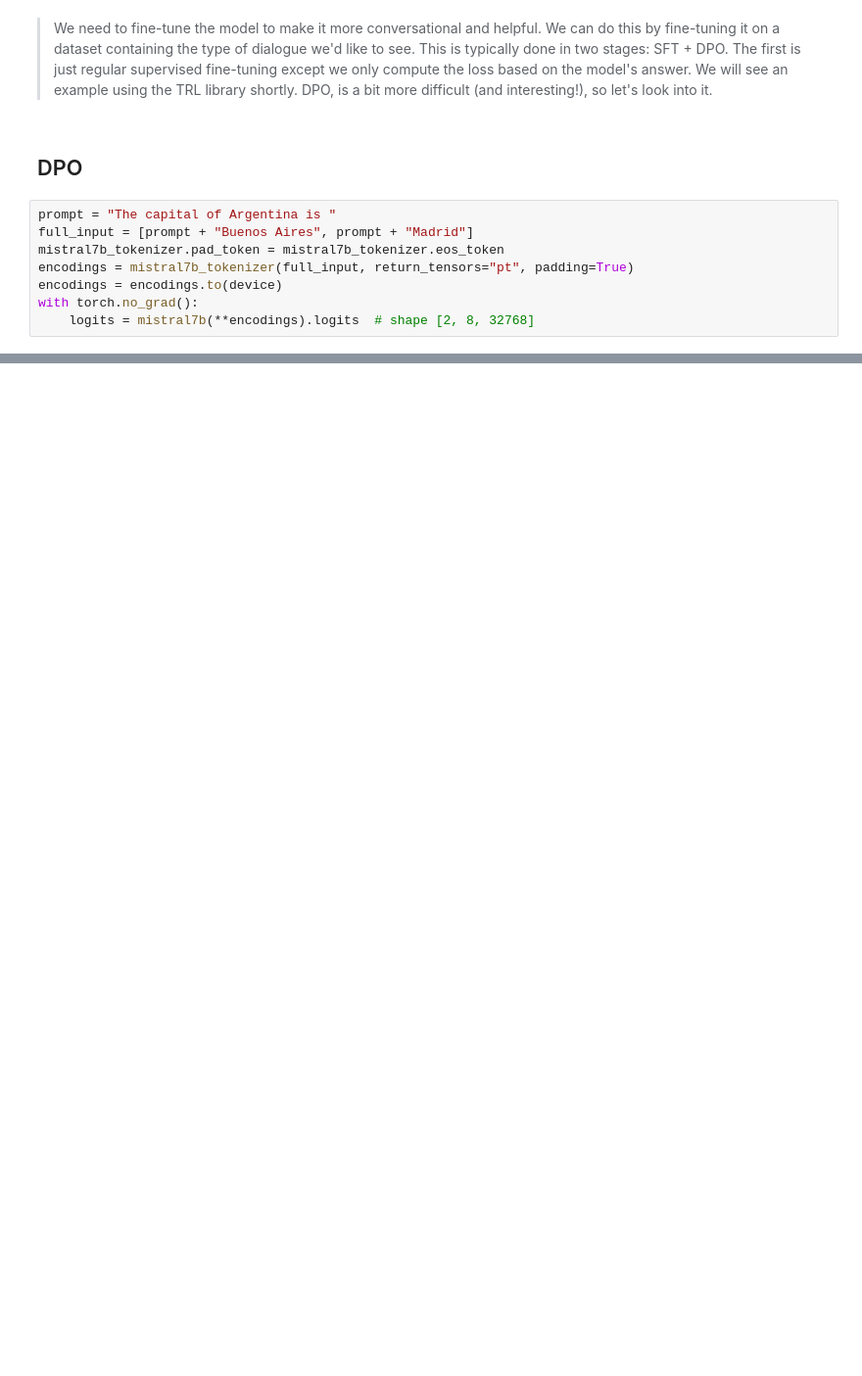
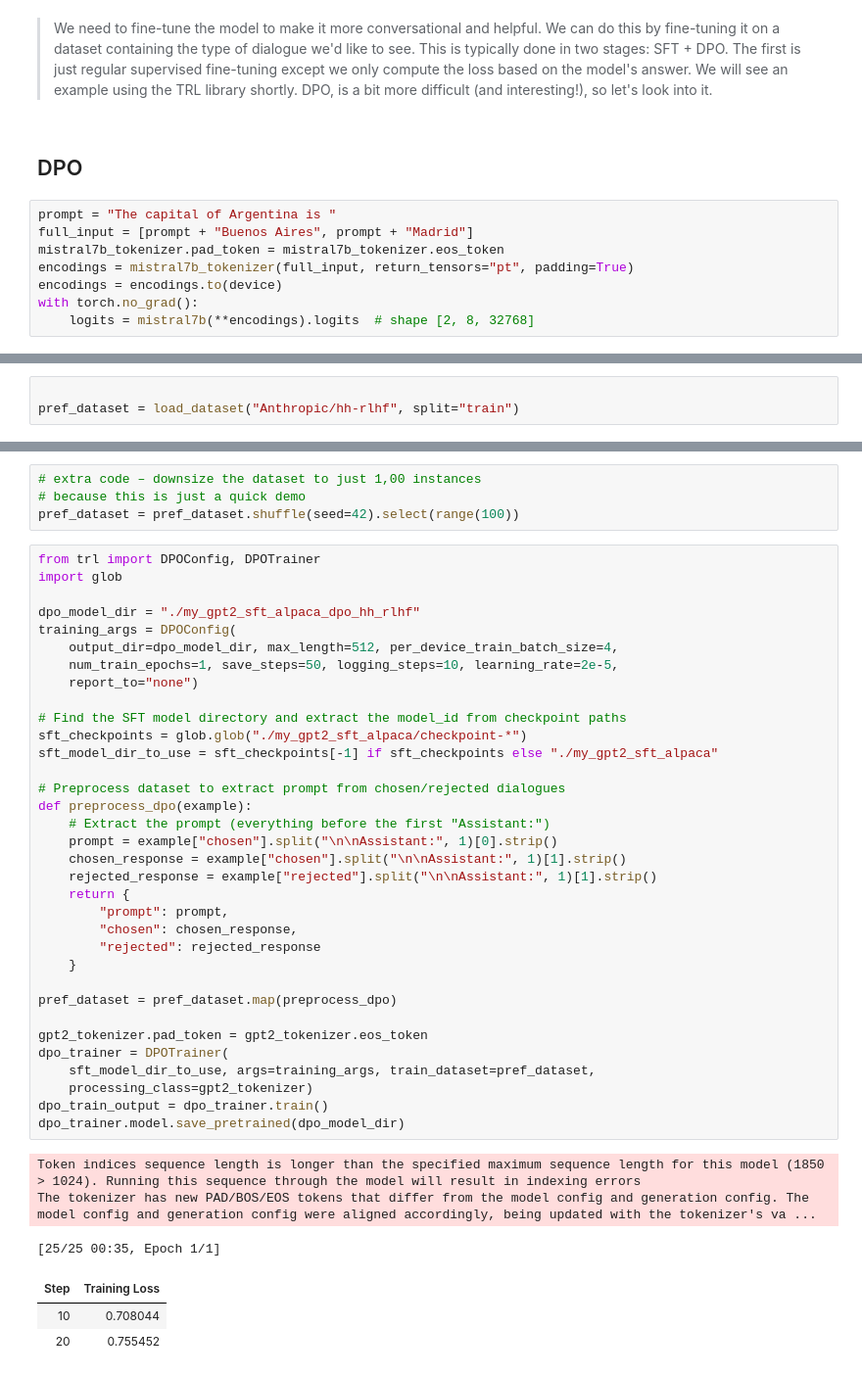
Before and after one commit to KhanUzeb/HOML, a Jupyter notebook: Codes/Chapter15o.ipynb, the cells around one changed output, grey strips where cells are left out. Shown at 98% size. Drawn from its saved outputs; the diff is of its cells as text; blank space fills up the shorter version.

```diff
--- a/Codes/Chapter15o.ipynb
+++ b/Codes/Chapter15o.ipynb
@@ -405,0 +600,3 @@ with torch.no_grad():
+# %%
+
+pref_dataset = load_dataset("Anthropic/hh-rlhf", split="train")
@@ -405,0 +619,45 @@ with torch.no_grad():
+# %%
+# extra code – downsize the dataset to just 1,00 instances
+# because this is just a quick demo
+pref_dataset = pref_dataset.shuffle(seed=42).select(range(100))
+# %%
+from trl import DPOConfig, DPOTrainer
+import glob
+
+dpo_model_dir = "./my_gpt2_sft_alpaca_dpo_hh_rlhf"
+training_args = DPOConfig(
+    output_dir=dpo_model_dir, max_length=512, per_device_train_batch_size=4,
+    num_train_epochs=1, save_steps=50, logging_steps=10, learning_rate=2e-5,
+    report_to="none")
+
+# Find the SFT model directory and extract the model_id from checkpoint paths
+sft_checkpoints = glob.glob("./my_gpt2_sft_alpaca/checkpoint-*")
+sft_model_dir_to_use = sft_checkpoints[-1] if sft_checkpoints else "./my_gpt2_sft_alpaca"
+
+# Preprocess dataset to extract prompt from chosen/rejected dialogues
+def preprocess_dpo(example):
+    # Extract the prompt (everything before the first "Assistant:")
+    prompt = example["chosen"].split("\n\nAssistant:", 1)[0].strip()
+    chosen_response = example["chosen"].split("\n\nAssistant:", 1)[1].strip()
+    rejected_response = example["rejected"].split("\n\nAssistant:", 1)[1].strip()
+    return {
+        "prompt": prompt,
+        "chosen": chosen_response,
+        "rejected": rejected_response
+    }
+
+pref_dataset = pref_dataset.map(preprocess_dpo)
+
+gpt2_tokenizer.pad_token = gpt2_tokenizer.eos_token
+dpo_trainer = DPOTrainer(
+    sft_model_dir_to_use, args=training_args, train_dataset=pref_dataset,
+    processing_class=gpt2_tokenizer)
+dpo_train_output = dpo_trainer.train()
+dpo_trainer.model.save_pretrained(dpo_model_dir)
+# %% [output]
+Token indices sequence length is longer than the specified maximum sequence length for this model (1850 > 1024). Running this sequence through the model will result in indexing errors
+The tokenizer has new PAD/BOS/EOS tokens that differ from the model config and generation config. The model config and generation config were aligned accordingly, being updated with the tokenizer's va ...
+[25/25 00:35, Epoch 1/1]
+| Step | Training Loss |
+| 10 | 0.708044 |
+| 20 | 0.755452 |
```
Also changed, not shown: parts of 46 cells of this notebook, 1 other file.
